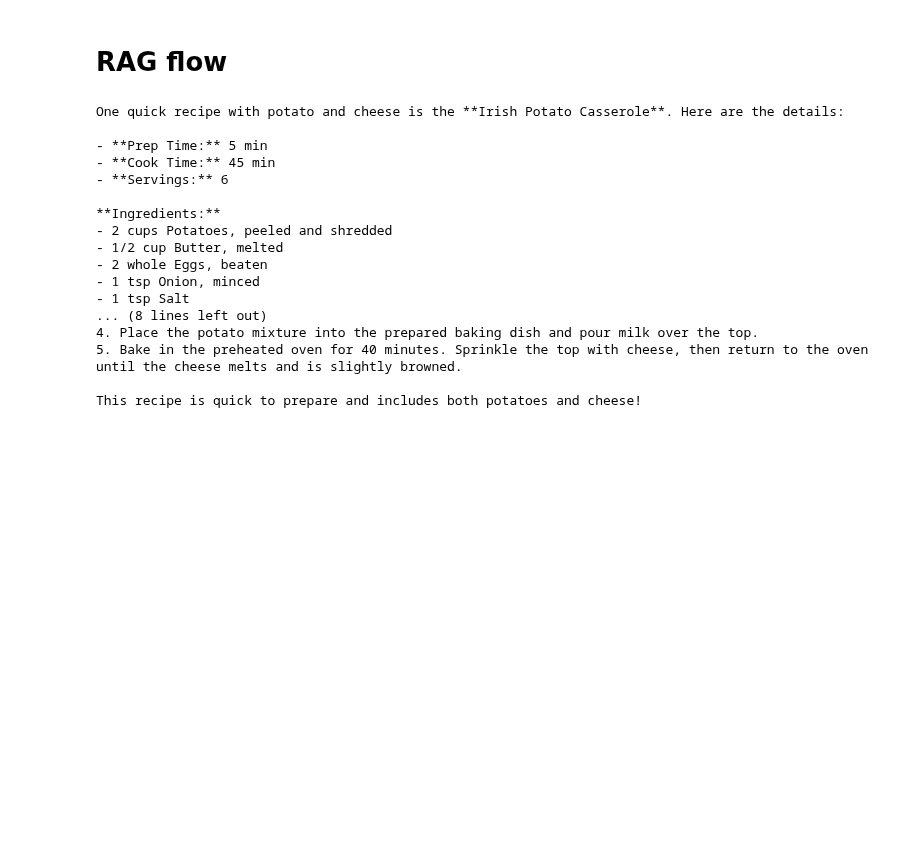
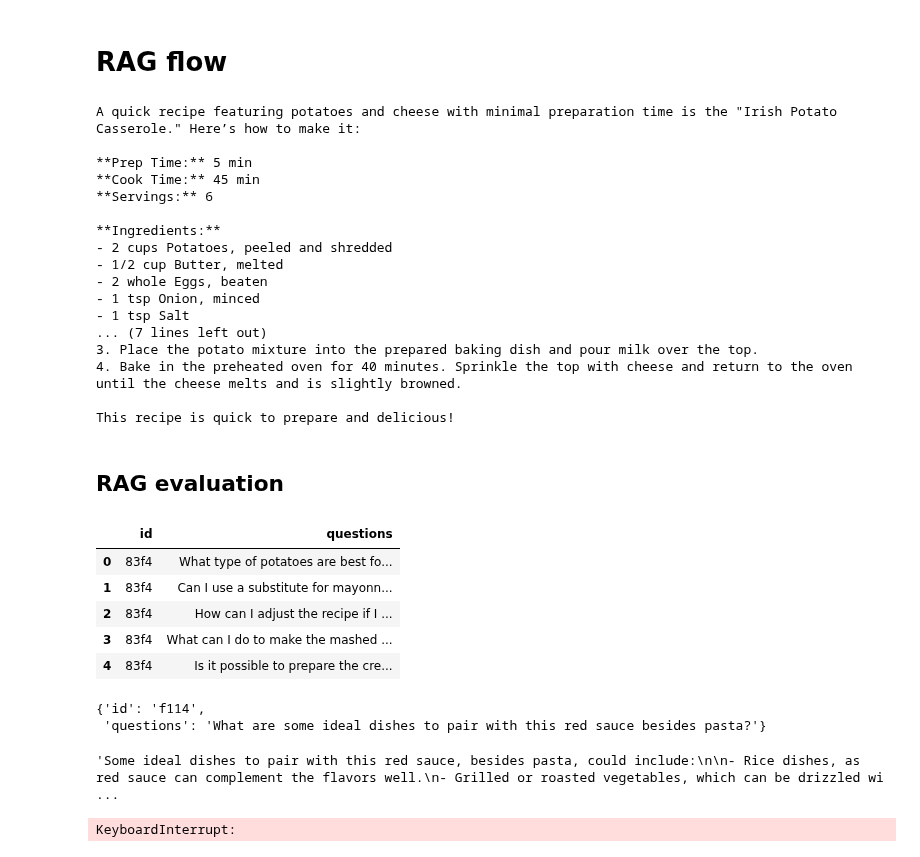
Before and after one commit to slv-ai/YumQuest, a Jupyter notebook: notebooks/Rag.ipynb, the cells around one changed output. Cells and saved outputs as stored; diff of their text form; code cells hidden in the pictures; blank space fills up the shorter version.

```diff
--- a/notebooks/Rag.ipynb
+++ b/notebooks/Rag.ipynb
@@ -135,15 +135,15 @@ def rag(query:dict , model='gpt-4o-mini') -> str:
             answer=llm(prompt,model=model)
             return answer
 # %%
-question=dict(question='tell me a recipe with potato and cheese with minimum preparation time?')
+question=dict(questions='tell me a recipe with potato and cheese with minimum preparation time?')
 answer=rag(question)
 print(answer)
 # %% [output]
-One quick recipe with potato and cheese is the **Irish Potato Casserole**. Here are the details:
+A quick recipe featuring potatoes and cheese with minimal preparation time is the "Irish Potato Casserole." Here’s how to make it:
 
-- **Prep Time:** 5 min
-- **Cook Time:** 45 min
-- **Servings:** 6
+**Prep Time:** 5 min
+**Cook Time:** 45 min
+**Servings:** 6
 
 **Ingredients:**
 - 2 cups Potatoes, peeled and shredded
@@ -151,8 +151,21 @@ One quick recipe with potato and cheese is the **Irish Potato Casserole**. Here
 - 2 whole Eggs, beaten
 - 1 tsp Onion, minced
 - 1 tsp Salt
-... (8 lines left out)
-4. Place the potato mixture into the prepared baking dish and pour milk over the top.
-5. Bake in the preheated oven for 40 minutes. Sprinkle the top with cheese, then return to the oven until the cheese melts and is slightly browned.
+... (7 lines left out)
+3. Place the potato mixture into the prepared baking dish and pour milk over the top.
+4. Bake in the preheated oven for 40 minutes. Sprinkle the top with cheese and return to the oven until the cheese melts and is slightly browned.
 
-This recipe is quick to prepare and includes both potatoes and cheese!
+This recipe is quick to prepare and delicious!
+# %% [markdown]
+## RAG evaluation
+# %%
+ground_truth_data=pd.read_csv('../data/ground_truth_data.csv')
+# %%
+ground_truth_data.head()
+# %% [output]
+|  | id | questions |
+| 0 | 83f4 | What type of potatoes are best fo... |
+| 1 | 83f4 | Can I use a substitute for mayonn... |
+| 2 | 83f4 | How can I adjust the recipe if I ... |
+| 3 | 83f4 | What can I do to make the mashed ... |
+| 4 | 83f4 | Is it possible to prepare the cre... |
@@ -158,0 +174,9 @@ This recipe is quick to prepare and includes both potatoes and cheese!
+# %%
+ground_truth[8]
+# %% [output]
+{'id': 'f114',
+ 'questions': 'What are some ideal dishes to pair with this red sauce besides pasta?'}
+# %%
+rag(ground_truth[8])
+# %% [output]
+'Some ideal dishes to pair with this red sauce, besides pasta, could include:\n\n- Rice dishes, as red sauce can complement the flavors well.\n- Grilled or roasted vegetables, which can be drizzled wi ...
@@ -158,0 +185,15 @@ This recipe is quick to prepare and includes both potatoes and cheese!
+# %%
+for i, idx in enumerate(tqdm(ground_truth)):
+    if i in answers:
+            continue
+    answer_llm=rag(idx)
+    question=idx['questions']
+    q_id=idx['id']
+
+    answers[i]={
+        "answer_llm":answer_llm,
+        "question": question,
+        "ques_id":q_id
+    }
+# %% [output]
+KeyboardInterrupt:
```
Also changed, not shown: parts of 10 cells of this notebook.
